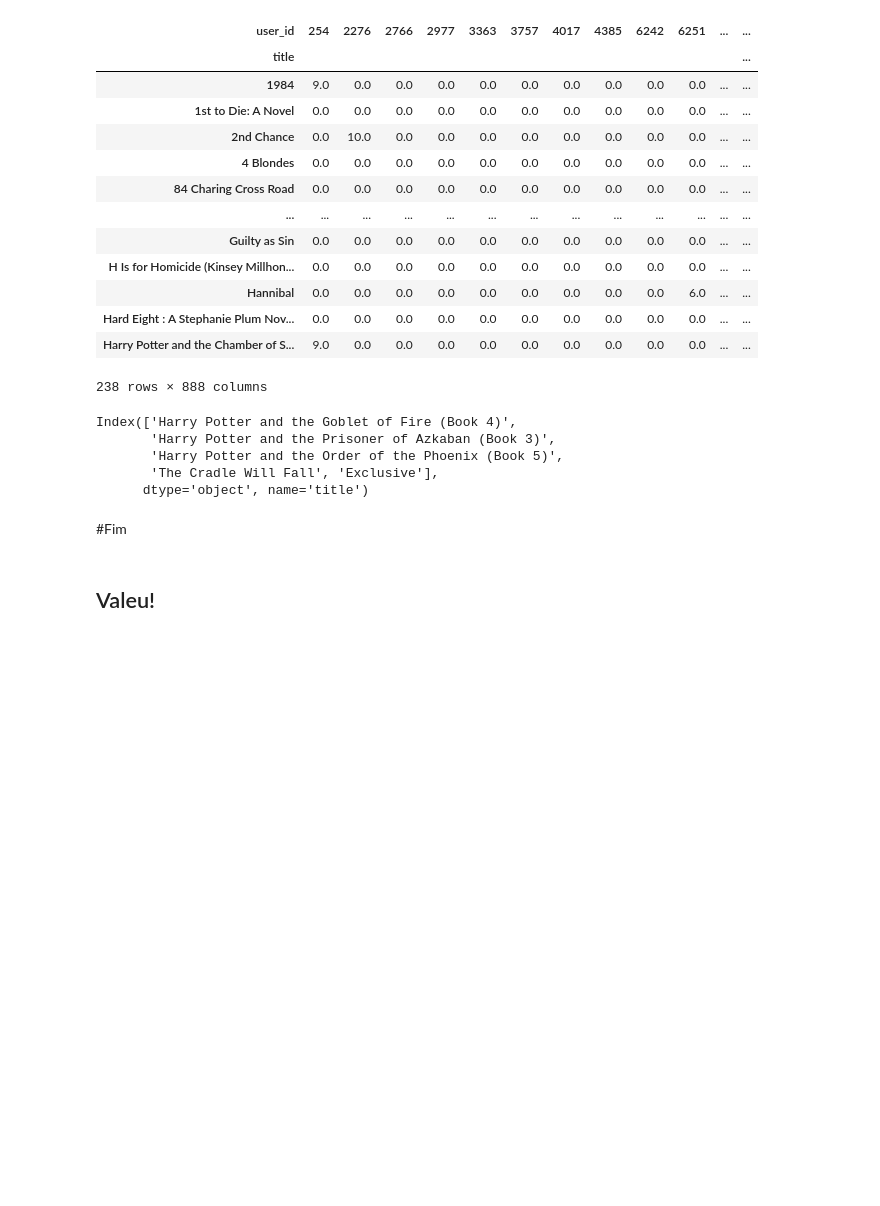
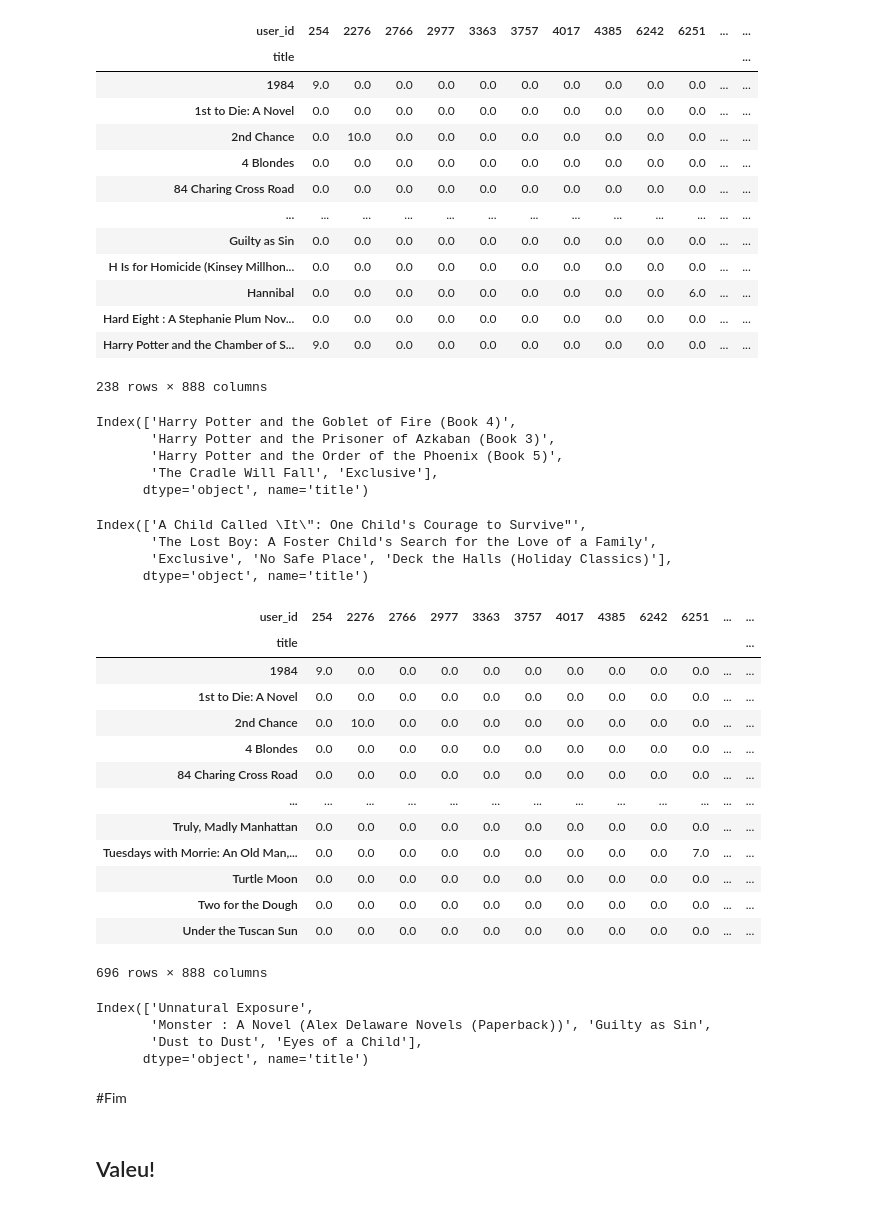
Before and after one commit to renatamontanhana/Sistema_de_Recomendacao_de_Livros, a Jupyter notebook: Sistema_de_Recomendação_de_Livros.ipynb, the cells around one changed output. Cells and saved outputs as stored; diff of their text form; code cells hidden in the pictures; blank space fills up the shorter version.

```diff
--- a/Sistema_de_Recomendação_de_Livros.ipynb
+++ b/Sistema_de_Recomendação_de_Livros.ipynb
@@ -521,0 +516,25 @@ Index(['Harry Potter and the Goblet of Fire (Book 4)',
+# %%
+for i in range(len(suggestions)):
+  print(book_pivot.index[suggestions[i]])
+# %% [output]
+Index(['A Child Called \It\": One Child's Courage to Survive"',
+       'The Lost Boy: A Foster Child's Search for the Love of a Family',
+       'Exclusive', 'No Safe Place', 'Deck the Halls (Holiday Classics)'],
+      dtype='object', name='title')
+# %%
+book_pivot.head(696)
+# %% [output]
+| user_id | 254 | 2276 | 2766 | 2977 | 3363 | 3757 | 4017 | 4385 | 6242 | 6251 | ... | ... |
+| title |  |  |  |  |  |  |  |  |  |  |  | ... |
+| 1984 | 9.0 | 0.0 | 0.0 | 0.0 | 0.0 | 0.0 | 0.0 | 0.0 | 0.0 | 0.0 | ... | ... |
+| 1st to Die: A Novel | 0.0 | 0.0 | 0.0 | 0.0 | 0.0 | 0.0 | 0.0 | 0.0 | 0.0 | 0.0 | ... | ... |
+| 2nd Chance | 0.0 | 10.0 | 0.0 | 0.0 | 0.0 | 0.0 | 0.0 | 0.0 | 0.0 | 0.0 | ... | ... |
+| 4 Blondes | 0.0 | 0.0 | 0.0 | 0.0 | 0.0 | 0.0 | 0.0 | 0.0 | 0.0 | 0.0 | ... | ... |
+| 84 Charing Cross Road | 0.0 | 0.0 | 0.0 | 0.0 | 0.0 | 0.0 | 0.0 | 0.0 | 0.0 | 0.0 | ... | ... |
+| ... | ... | ... | ... | ... | ... | ... | ... | ... | ... | ... | ... | ... |
+| Truly, Madly Manhattan | 0.0 | 0.0 | 0.0 | 0.0 | 0.0 | 0.0 | 0.0 | 0.0 | 0.0 | 0.0 | ... | ... |
+| Tuesdays with Morrie: An Old Man,... | 0.0 | 0.0 | 0.0 | 0.0 | 0.0 | 0.0 | 0.0 | 0.0 | 0.0 | 7.0 | ... | ... |
+| Turtle Moon | 0.0 | 0.0 | 0.0 | 0.0 | 0.0 | 0.0 | 0.0 | 0.0 | 0.0 | 0.0 | ... | ... |
+| Two for the Dough | 0.0 | 0.0 | 0.0 | 0.0 | 0.0 | 0.0 | 0.0 | 0.0 | 0.0 | 0.0 | ... | ... |
+| Under the Tuscan Sun | 0.0 | 0.0 | 0.0 | 0.0 | 0.0 | 0.0 | 0.0 | 0.0 | 0.0 | 0.0 | ... | ... |
+696 rows × 888 columns
@@ -522,3 +544,11 @@ Index(['Harry Potter and the Goblet of Fire (Book 4)',
+# %%
+for i in range(len(suggestions)):
+  print(book_pivot.index[suggestions[i]])
+# %% [output]
+Index(['Unnatural Exposure',
+       'Monster : A Novel (Alex Delaware Novels (Paperback))', 'Guilty as Sin',
+       'Dust to Dust', 'Eyes of a Child'],
+      dtype='object', name='title')
 # %% [markdown]
 #Fim
 # %% [markdown]
```
Also changed, not shown: parts of 3 cells of this notebook.
